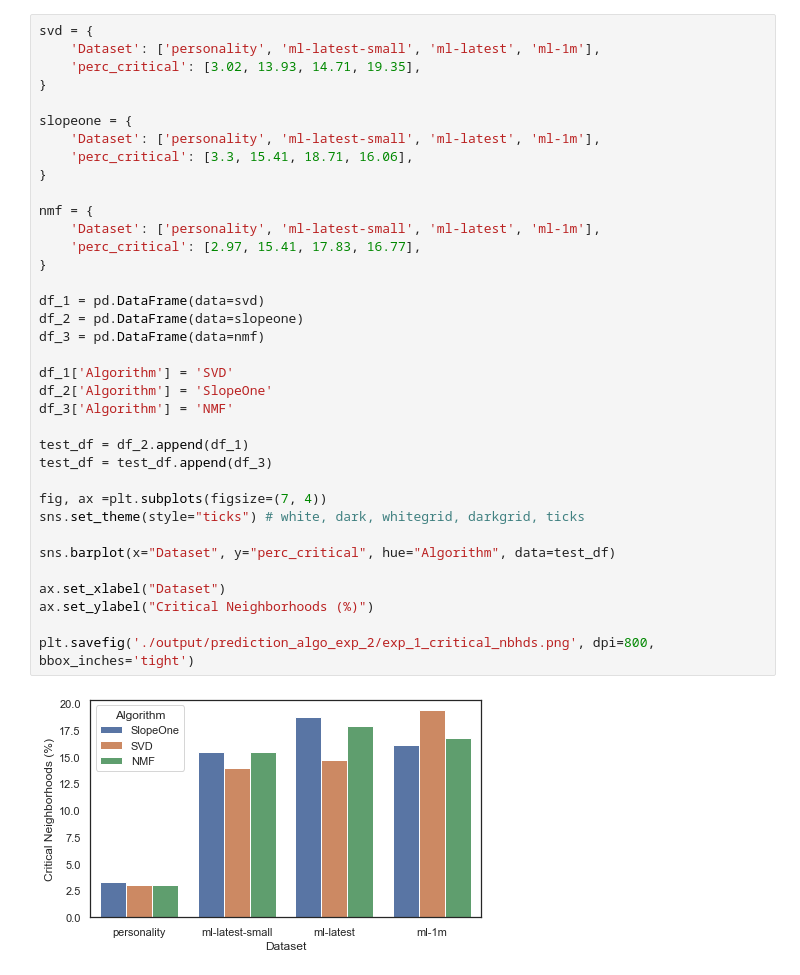
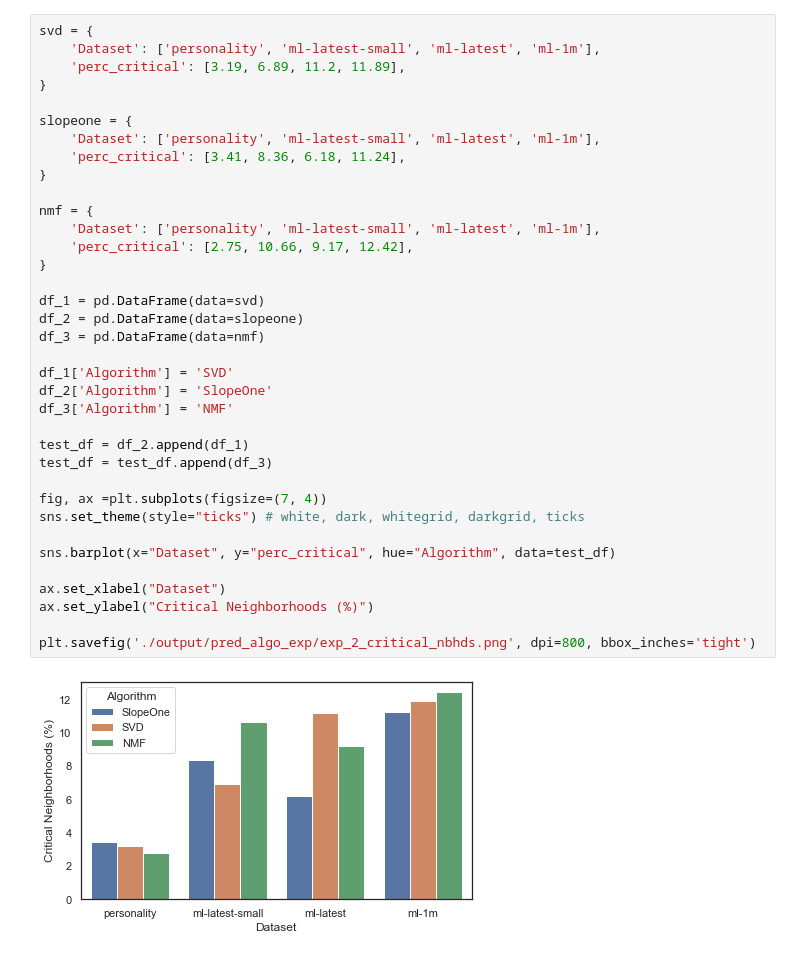
Before and after one commit to wissamjur/LocalImpact, a Jupyter notebook: accuracy_algos_plots.ipynb, the cells around one changed output. Cells and saved outputs as stored; diff of their text form.

```diff
--- a/accuracy_algos_plots.ipynb
+++ b/accuracy_algos_plots.ipynb
@@ -101,38 +104,38 @@ plt.savefig('./output/prediction_algo_exp_2/exp_1_big_ds.png', dpi=800, bbox_inc
 # %%
 svd = {
     'Dataset': ['personality', 'ml-latest-small', 'ml-latest', 'ml-1m'],
-    'perc_critical': [3.02, 13.93, 14.71, 19.35],
+    'perc_critical': [3.19, 6.89, 11.2, 11.89],
 }
 
 slopeone = {
     'Dataset': ['personality', 'ml-latest-small', 'ml-latest', 'ml-1m'],
-    'perc_critical': [3.3, 15.41, 18.71, 16.06],
+    'perc_critical': [3.41, 8.36, 6.18, 11.24],
 }
 
 nmf = {
     'Dataset': ['personality', 'ml-latest-small', 'ml-latest', 'ml-1m'],
-    'perc_critical': [2.97, 15.41, 17.83, 16.77],
+    'perc_critical': [2.75, 10.66, 9.17, 12.42],
 }
 
 df_1 = pd.DataFrame(data=svd)
 df_2 = pd.DataFrame(data=slopeone)
 df_3 = pd.DataFrame(data=nmf)
 
 df_1['Algorithm'] = 'SVD'
 df_2['Algorithm'] = 'SlopeOne'
 df_3['Algorithm'] = 'NMF'
 
 test_df = df_2.append(df_1)
 test_df = test_df.append(df_3)
 
 fig, ax =plt.subplots(figsize=(7, 4))
 sns.set_theme(style="ticks") # white, dark, whitegrid, darkgrid, ticks
 
 sns.barplot(x="Dataset", y="perc_critical", hue="Algorithm", data=test_df)
 
 ax.set_xlabel("Dataset")
 ax.set_ylabel("Critical Neighborhoods (%)")
 
-plt.savefig('./output/prediction_algo_exp_2/exp_1_critical_nbhds.png', dpi=800, bbox_inches='tight')
+plt.savefig('./output/pred_algo_exp/exp_2_critical_nbhds.png', dpi=800, bbox_inches='tight')
 # %% [output]
-[figure, old version]
+[figure, new version]
```
Also changed, not shown: parts of 4 cells of this notebook, 51 other files.
